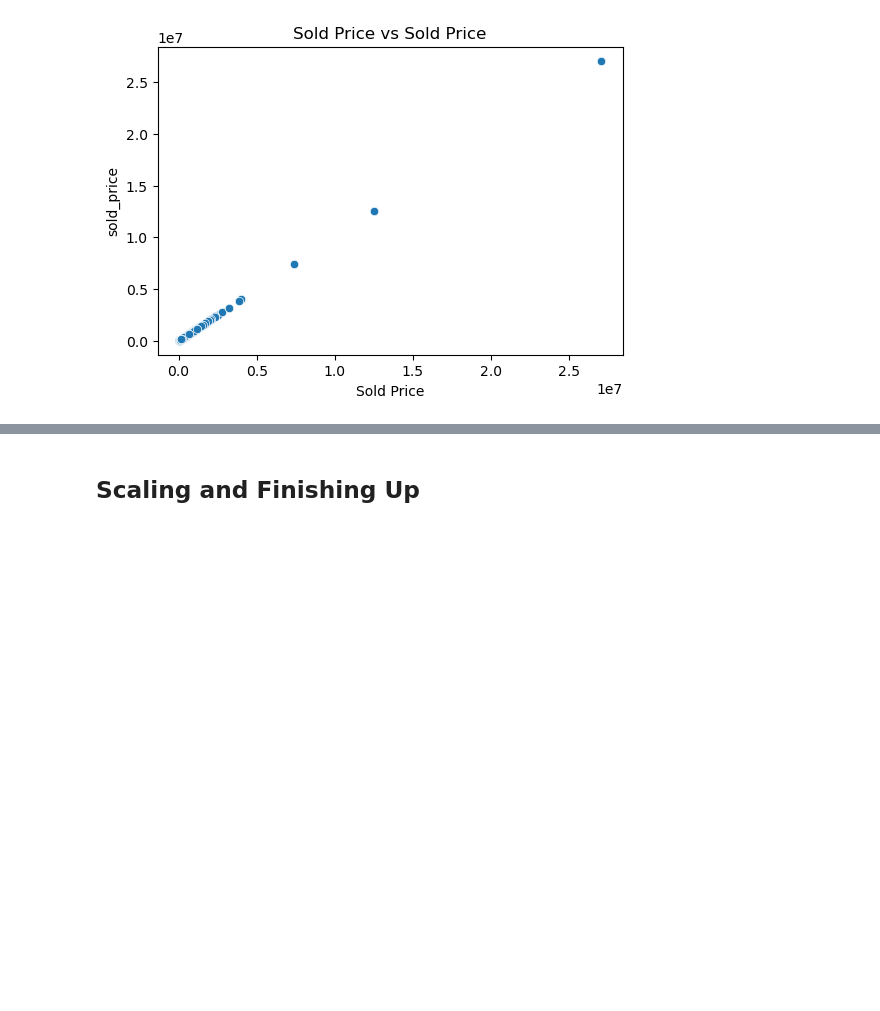
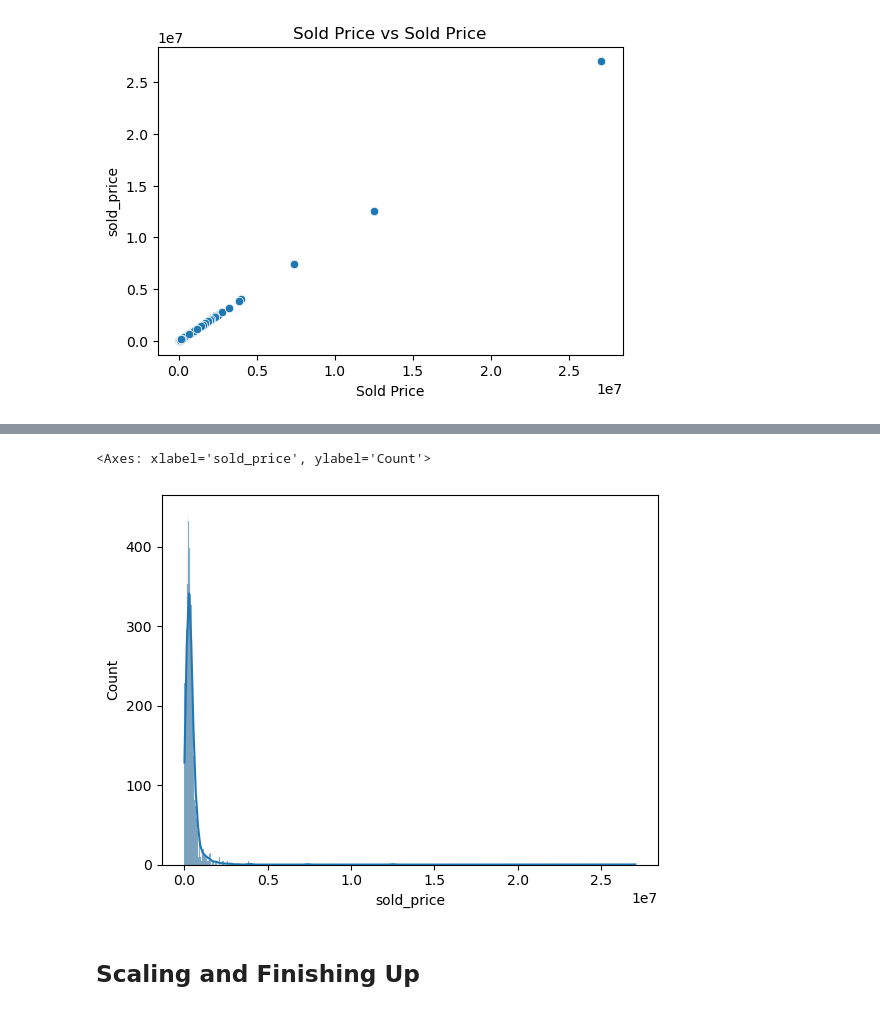
Before and after one commit to alocken/DS-Midterm-Project, a Jupyter notebook: notebooks/1 - EDA.ipynb, the cells around one changed output, grey strips where cells are left out. Cells and saved outputs as stored; diff of their text form; code cells hidden in the pictures; blank space fills up the shorter version.

```diff
--- a/notebooks/1 - EDA.ipynb
+++ b/notebooks/1 - EDA.ipynb
@@ -651,3 +646,8 @@ for col in numerical_cols:
+# %%
+sns.histplot(df['sold_price'], kde=True)
+# %% [output]
+<Axes: xlabel='sold_price', ylabel='Count'>
+[figure, added]
 # %% [markdown]
 ## Scaling and Finishing Up
 # %% [markdown]
```
Also changed, not shown: parts of 1 cell of this notebook, 1 other file.
